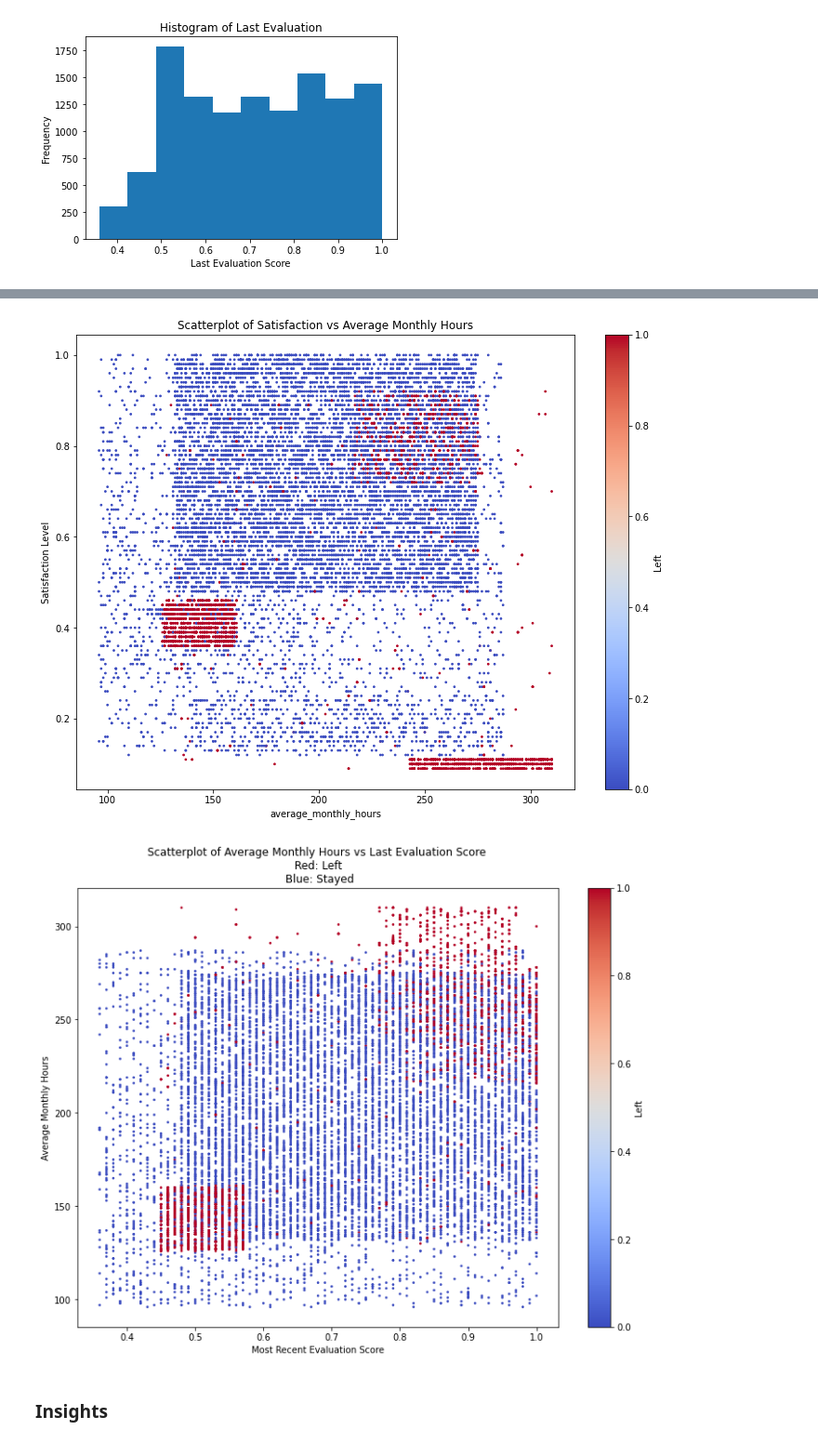
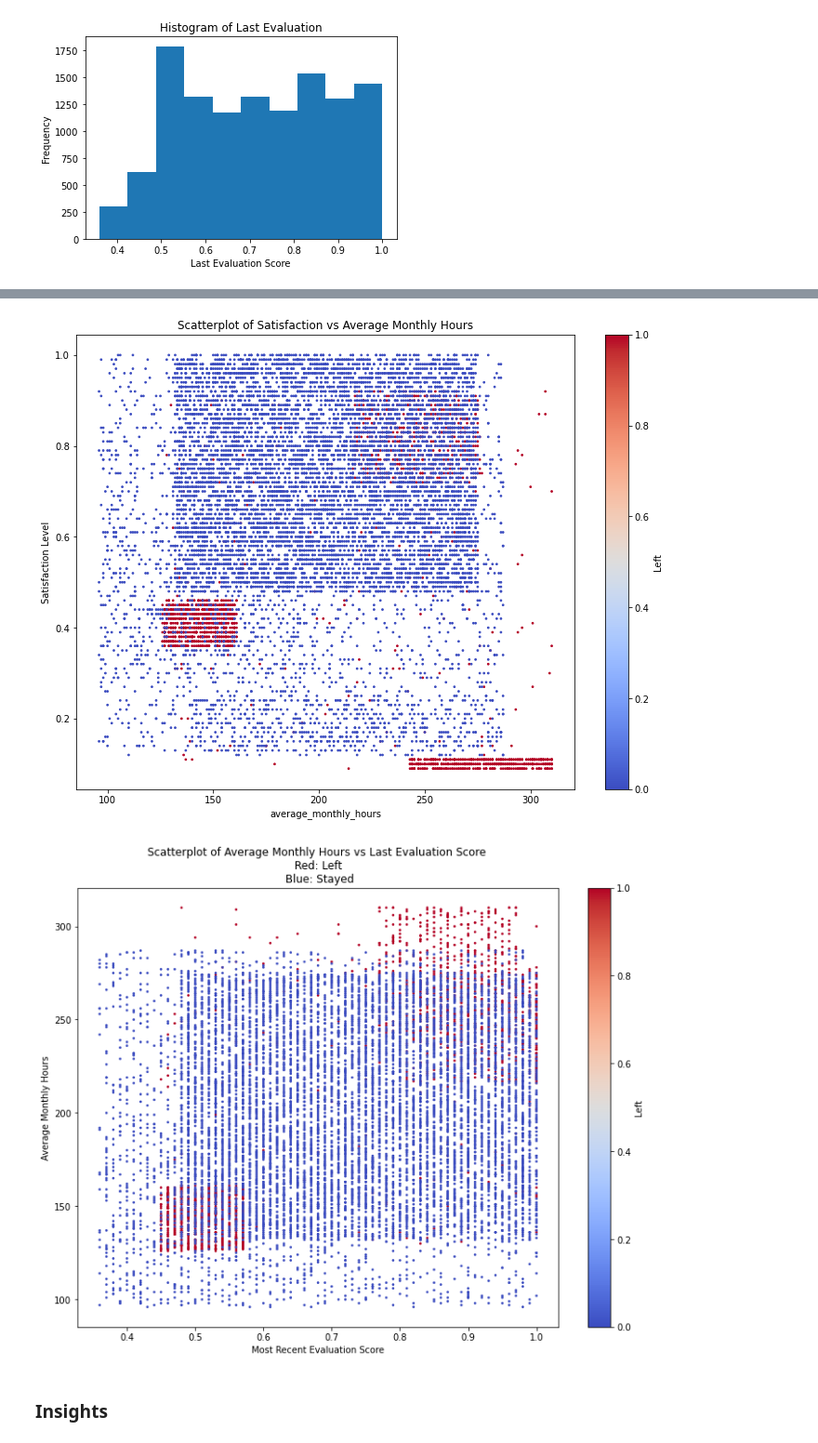
Before and after one commit to lumutek/lumutek.github.io, a Jupyter notebook: DataFlow/2-Enhancement-multiple_linear_regression/DataFlow_prepurpose.ipynb, the cells around one changed output, grey strips where cells are left out. Shown at 93% size. Drawn from its saved outputs; the diff is of its cells as text; code cells hidden in the pictures.

```diff
--- a/DataFlow/2-Enhancement-multiple_linear_regression/DataFlow_prepurpose.ipynb
+++ b/DataFlow/2-Enhancement-multiple_linear_regression/DataFlow_prepurpose.ipynb
@@ -550,7 +553,7 @@ plt.show()
 # %%
 # Create a plot as needed
 # Plot the scatter plot
-plt.scatter(y = df1['satisfaction_level'], x = df1['average_monthly_hours'], c=df1['left'], s=3, cmap="coolwarm")
+plt.scatter(y = df2['satisfaction_level'], x = df2['average_monthly_hours'], c=df2['left'], s=3, cmap="coolwarm")
 
 # Get the current figure
 fig = plt.gcf()
@@ -569,31 +572,31 @@ plt.colorbar(label='Left')
 # Display the plot
 plt.show()
 # %% [output]
-[figure, old version]
+[figure, new version]
 # %%
 # In the scatterplot below, data points are colored yellow when an employee has left, and purple when the employee did not
 # leave. Data for employees that stayed are assigned a purple color.
 # Plot the scatter plot
-plt.scatter(y = df1['average_monthly_hours'], x = df1['last_evaluation'], c=df1['left'], s=3, cmap="coolwarm")
+plt.scatter(y = df2['average_monthly_hours'], x = df2['last_evaluation'], c=df2['left'], s=3, cmap="coolwarm")
 
 # Get the current figure
 fig = plt.gcf()
 
 # Set the figure size
 fig.set_size_inches(12, 9)
 
 # Add labels and title
 plt.xlabel('Most Recent Evaluation Score')
 plt.ylabel('Average Monthly Hours')
 plt.title('Scatterplot of Average Monthly Hours vs Last Evaluation Score \n Red: Left \n Blue: Stayed')
 
 # Add colorbar
 plt.colorbar(label='Left')
 
 # Display the plot
 plt.show()
 # %% [output]
-[figure, old version]
+[figure, new version]
 # %%
 # These plots appear to show correlation between some of the variables, meaning that models which assume
 # independence between variables may not be good choices.
```
Also changed, not shown: parts of 33 cells of this notebook.
